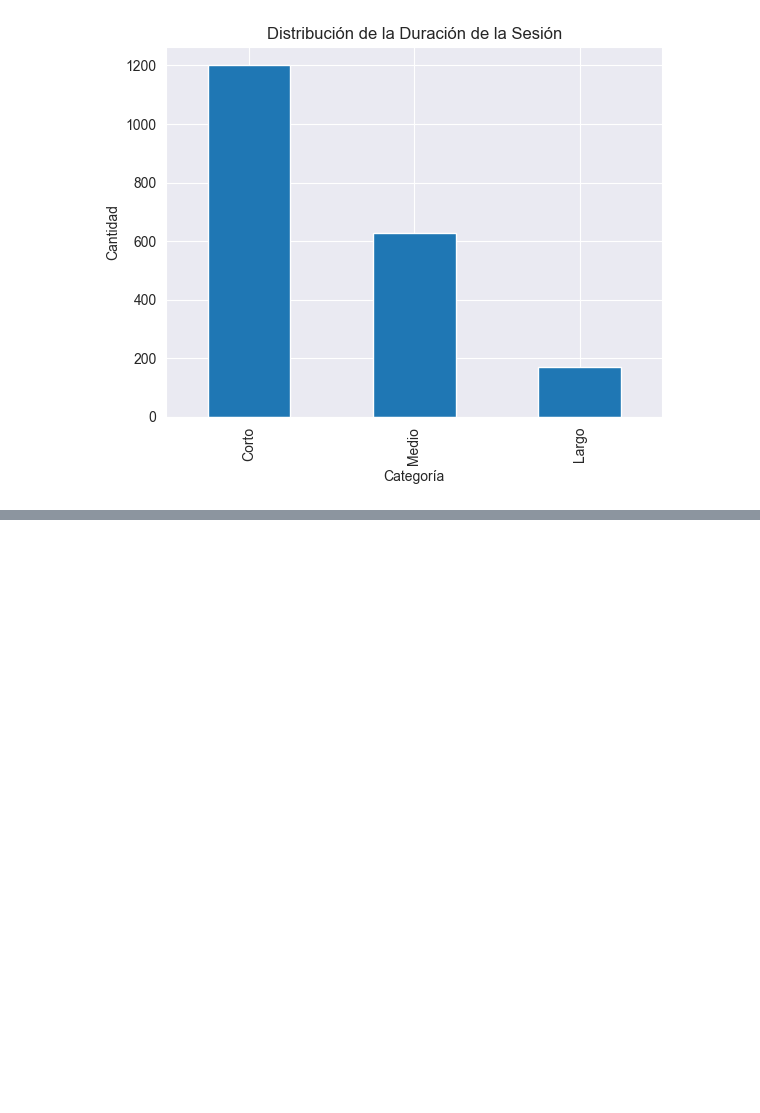
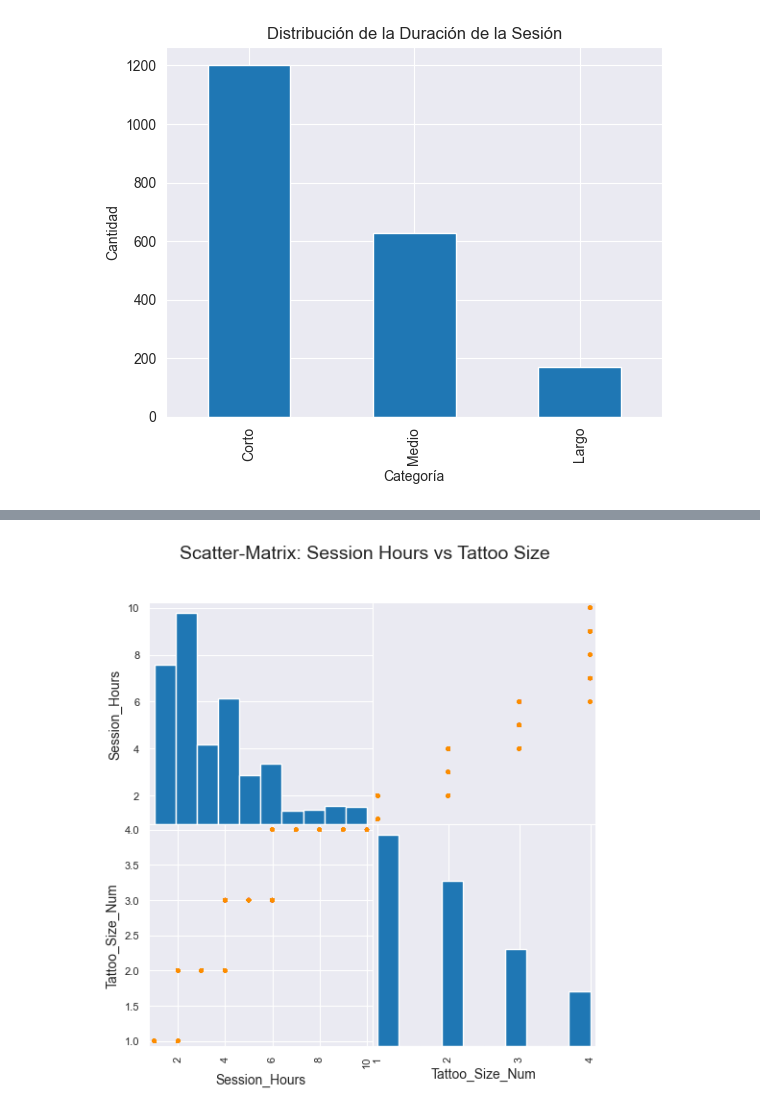
Before and after one commit to pauarsu/tattoo-studio-analysis, a Jupyter notebook: notebook/modelado.ipynb, the cells around one changed output, grey strips where cells are left out. Cells and saved outputs as stored; diff of their text form; code cells hidden in the pictures; blank space fills up the shorter version.

```diff
--- a/notebook/modelado.ipynb
+++ b/notebook/modelado.ipynb
@@ -88,0 +91,19 @@ memory usage: 140.8+ KB
+# %%
+size_map = {
+    "Small": 1,
+    "Medium": 2,
+    "Large": 3,
+    "Sleeve/Back": 4
+}
+df["Tattoo_Size_Num"] = df["Tattoo_Size"].map(size_map)
+vars_to_plot = ["Session_Hours", "Tattoo_Size_Num"]
+scatter_matrix(df[vars_to_plot],
+               figsize=(6, 6),
+               diagonal='hist',
+               alpha=0.7,
+               color='darkorange')
+
+plt.suptitle("Scatter-Matrix: Session Hours vs Tattoo Size", fontsize=14)
+plt.show()
+# %% [output]
+[figure, added]
```
Also changed, not shown: parts of 7 cells of this notebook.
